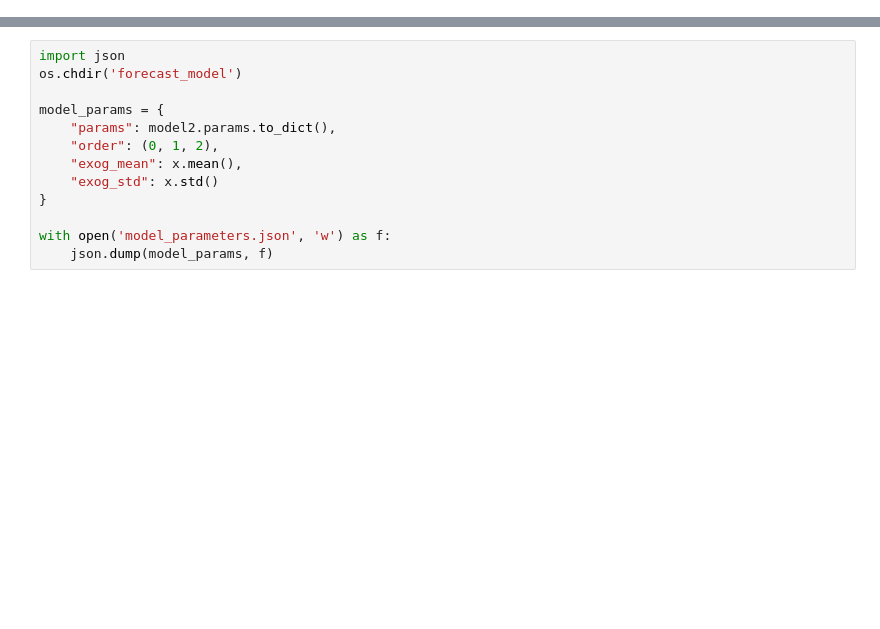
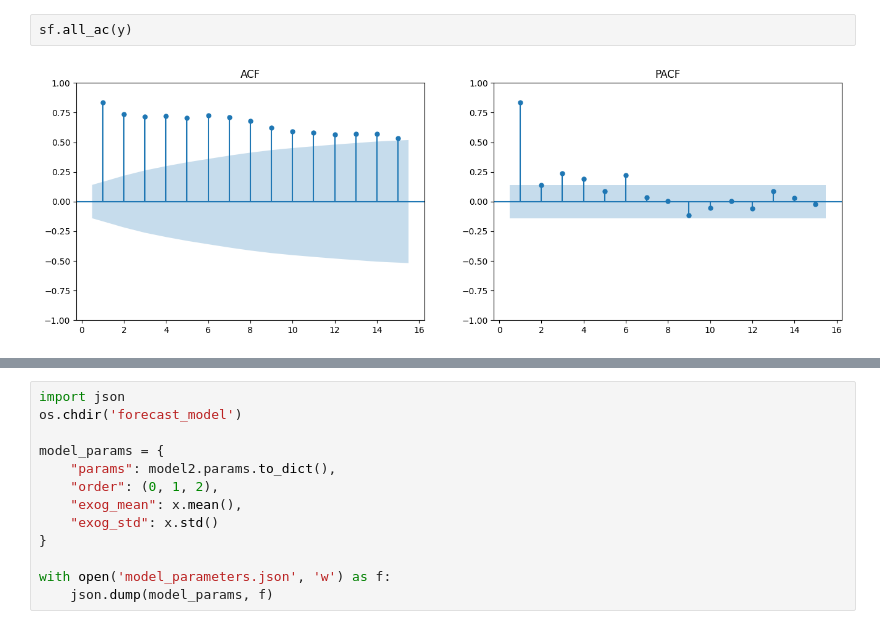
Before and after one commit to danielrferreira/weight_control, a Jupyter notebook: forecast_model/analysis.ipynb, the cells around one changed output, grey strips where cells are left out. Cells and saved outputs as stored; diff of their text form; blank space fills up the shorter version.

```diff
--- a/forecast_model/analysis.ipynb
+++ b/forecast_model/analysis.ipynb
@@ -30,3 +82,7 @@ sf.stationarity_test(Y)
 # %% [output]
 ('Non-Stationarity', 'Non-Stationarity')
+# %%
+sf.all_ac(y)
+# %% [output]
+[figure, added]
 # %%
```
Also changed, not shown: parts of 26 cells of this notebook, 1 other file.
